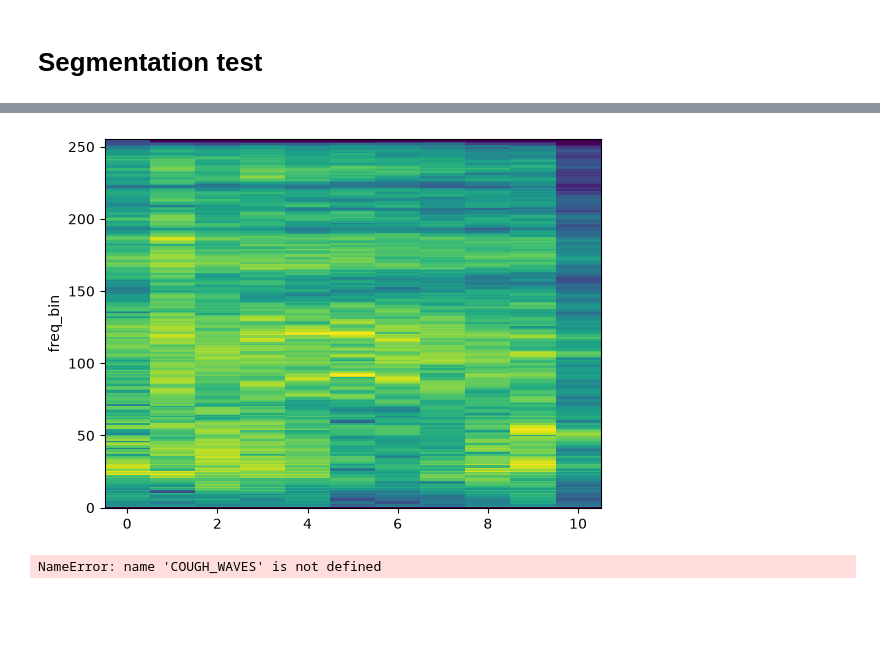
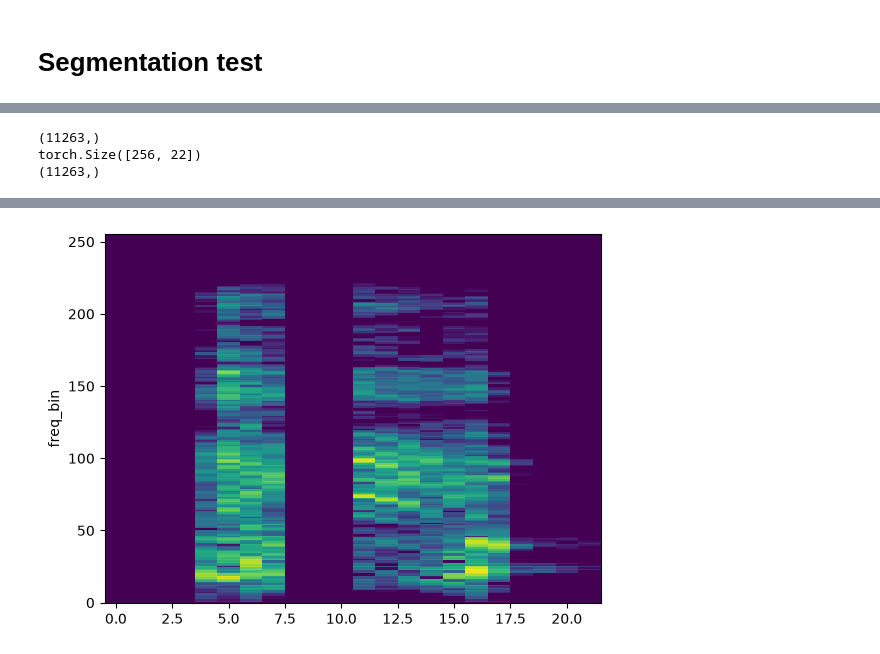
Before and after one commit to loafthecomputerphile/Senior_Design, a Jupyter notebook: project_notebooks/data_preprocess.ipynb, the cells around one changed output, grey strips where cells are left out. Drawn from its saved outputs; the diff is of its cells as text; code cells hidden in the pictures; blank space fills up the shorter version.

```diff
--- a/project_notebooks/data_preprocess.ipynb
+++ b/project_notebooks/data_preprocess.ipynb
@@ -65,8 +96,8 @@ plot_waveform(librosa_wave_to_torch(COUGH_WAVE), SAMPLE_RATE)
 # %% [markdown]
 # Segmentation test
 # %%
-COUGH_WAVES, _ = segment_cough(COUGH_WAVE, SAMPLE_RATE, 0.01)
-
+COUGH_WAVES, _ = segment_cough(COUGH_WAVE, SAMPLE_RATE, 0.1, 0.1)
+print(len(COUGH_WAVES))
 for COUGH in COUGH_WAVES:
     plot_waveform(librosa_wave_to_torch(COUGH), SAMPLE_RATE)
 # %% [output]
@@ -74,5 +121,10 @@ for COUGH in COUGH_WAVES:
 # %%
-mel_pipeline: MelSpectrogramPipeline = MelSpectrogramPipeline(n_fft=1024)
+mel_pipeline: MelSpectrogramPipeline = MelSpectrogramPipeline(n_fft=1024, transforms=SpecAugmentations())
 result: Tensor = mel_pipeline.forward(librosa_wave_to_torch(COUGH_WAVES[0]), SAMPLE_RATE)
 plot_spectrogram(result[0])
+print(result[0].shape)
+Audio(data=mel_pipeline.make_transform_waveform(librosa_wave_to_torch(COUGH_WAVES[0]), n_iter=64), rate=16000)
 # %% [output]
+(11263,)
+torch.Size([256, 22])
+(11263,)
@@ -79,7 +132 @@ plot_spectrogram(result[0])
-[figure, old version]
+[figure, new version]
-# %%
-mel_pipeline: AugmentedMelSpectrogramPipeline = AugmentedMelSpectrogramPipeline()
-result: Tensor = mel_pipeline.forward(librosa_wave_to_torch(COUGH_WAVES[0]), SAMPLE_RATE)
-plot_spectrogram(result[0])
-# %% [output]
-NameError: name 'COUGH_WAVES' is not defined
```
Also changed, not shown: parts of 13 cells of this notebook, 5 other files.
